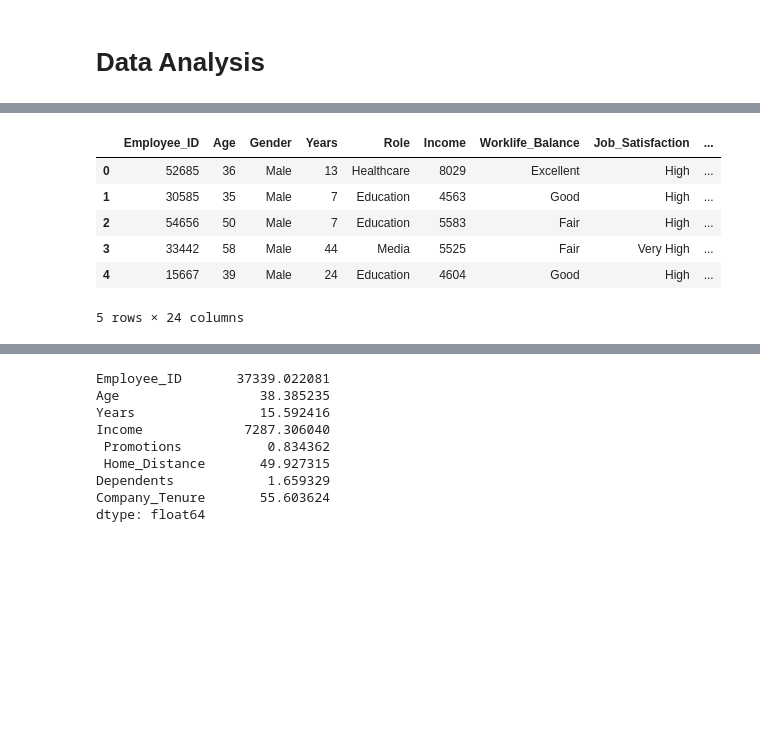
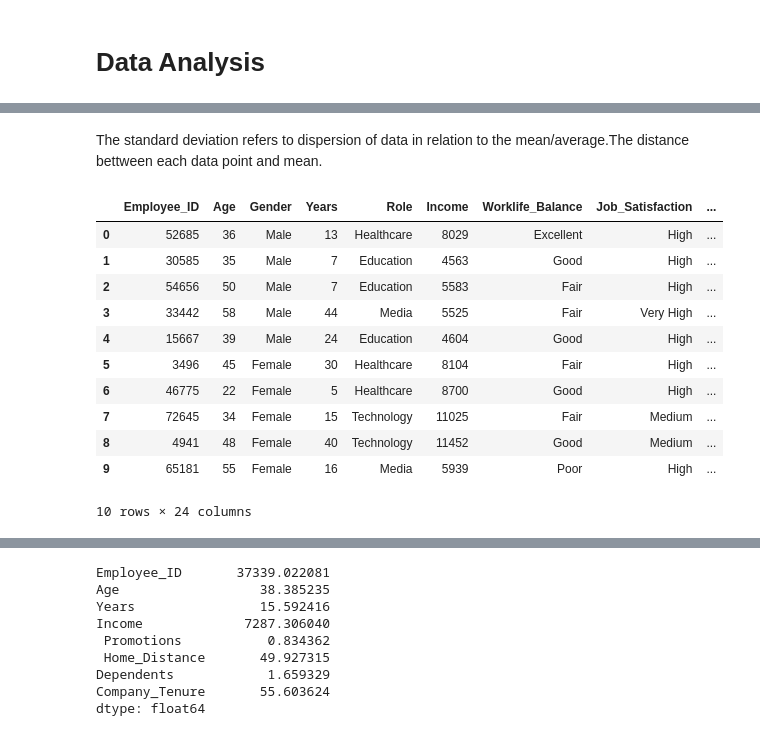
Before and after one commit to dikshya98/Python-01, a Jupyter notebook: Employee_Attrition_Analysis.ipynb, the cells around one changed output, grey strips where cells are left out. Drawn from its saved outputs; the diff is of its cells as text; code cells hidden in the pictures; blank space fills up the shorter version.

```diff
--- a/Employee_Attrition_Analysis.ipynb
+++ b/Employee_Attrition_Analysis.ipynb
@@ -70,15 +70,22 @@ data.describe() #returns the statistical summary of the dataframe
 | 50% | 37433.000000 | 38.000000 | 13.000000 | 7332.000000 | 1.000000 | 50.000000 | 1.000000 | 56.000000 |
 | 75% | 55857.500000 | 49.000000 | 23.000000 | 8852.000000 | 2.000000 | 75.000000 | 3.000000 | 75.000000 |
 | max | 74471.000000 | 59.000000 | 51.000000 | 15063.000000 | 4.000000 | 99.000000 | 6.000000 | 127.000000 |
+# %% [markdown]
+The standard deviation refers to dispersion of data in relation to the mean/average.The distance bettween each data point and mean.
 # %%
-data.head()
-#first five columns
+data.head(10)
+#first 10 columns
 # %% [output]
 |  | Employee_ID | Age | Gender | Years | Role | Income | Worklife_Balance | Job_Satisfaction | ... |
 | 0 | 52685 | 36 | Male | 13 | Healthcare | 8029 | Excellent | High | ... |
 | 1 | 30585 | 35 | Male | 7 | Education | 4563 | Good | High | ... |
 | 2 | 54656 | 50 | Male | 7 | Education | 5583 | Fair | High | ... |
 | 3 | 33442 | 58 | Male | 44 | Media | 5525 | Fair | Very High | ... |
 | 4 | 15667 | 39 | Male | 24 | Education | 4604 | Good | High | ... |
+| 5 | 3496 | 45 | Female | 30 | Healthcare | 8104 | Fair | High | ... |
+| 6 | 46775 | 22 | Female | 5 | Healthcare | 8700 | Good | High | ... |
+| 7 | 72645 | 34 | Female | 15 | Technology | 11025 | Fair | Medium | ... |
+| 8 | 4941 | 48 | Female | 40 | Technology | 11452 | Good | Medium | ... |
+| 9 | 65181 | 55 | Female | 16 | Media | 5939 | Poor | High | ... |
-5 rows × 24 columns
+10 rows × 24 columns
 # %%
```
Also changed, not shown: parts of 38 cells of this notebook.
